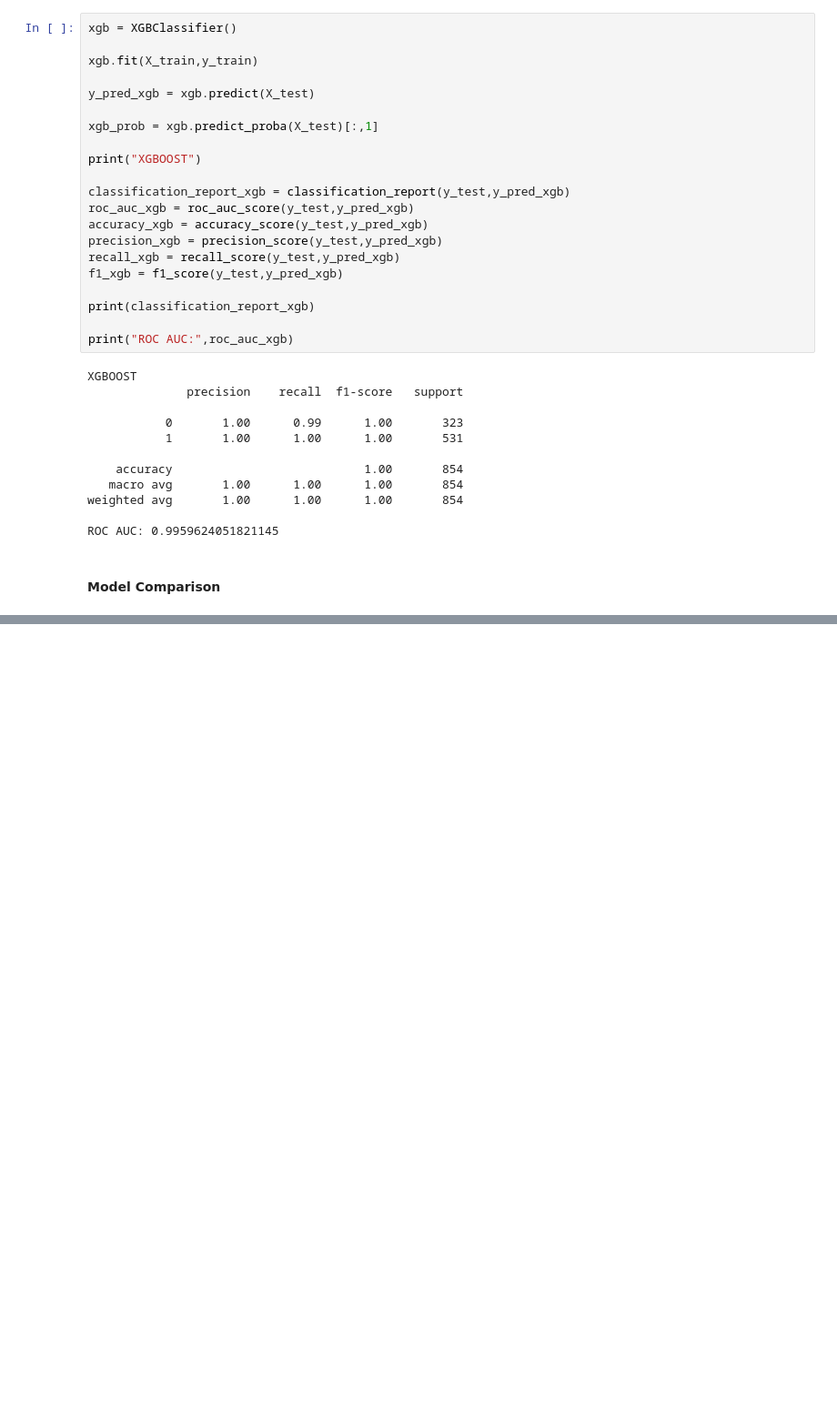
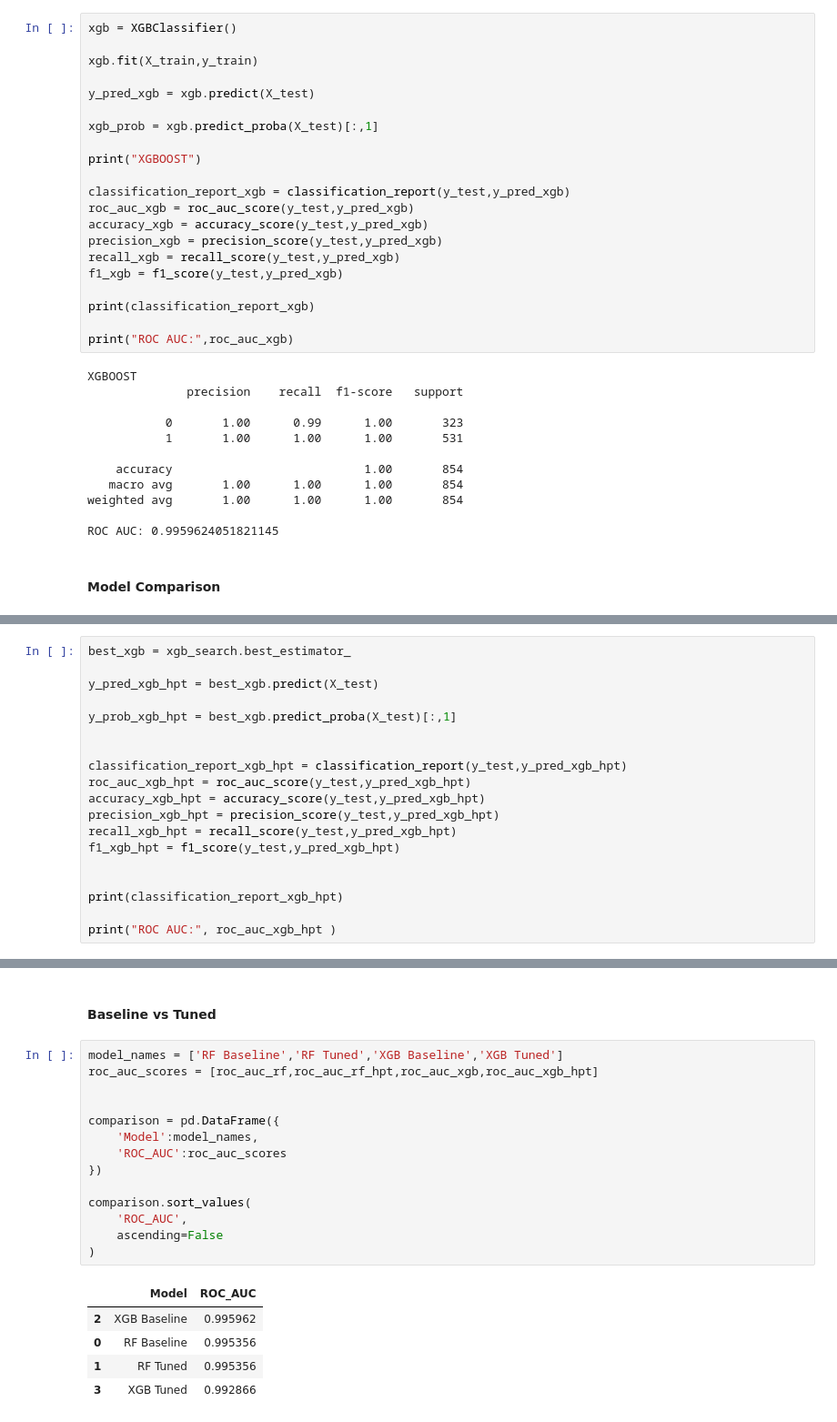
Before and after one commit to AnuragS73/2-Stage-Loan-Approval-System, a Jupyter notebook: notebook/loan_status_prediction_classification.ipynb, the cells around one changed output, grey strips where cells are left out. Shown at 91% size. Cells and saved outputs as stored; diff of their text form; blank space fills up the shorter version.

```diff
--- a/notebook/loan_status_prediction_classification.ipynb
+++ b/notebook/loan_status_prediction_classification.ipynb
@@ -218,0 +349,19 @@ results.sort_values('ROC_AUC',ascending=False)
+# %%
+best_xgb = xgb_search.best_estimator_
+
+y_pred_xgb_hpt = best_xgb.predict(X_test)
+
+y_prob_xgb_hpt = best_xgb.predict_proba(X_test)[:,1]
+
+
+classification_report_xgb_hpt = classification_report(y_test,y_pred_xgb_hpt)
+roc_auc_xgb_hpt = roc_auc_score(y_test,y_pred_xgb_hpt)
+accuracy_xgb_hpt = accuracy_score(y_test,y_pred_xgb_hpt)
+precision_xgb_hpt = precision_score(y_test,y_pred_xgb_hpt)
+recall_xgb_hpt = recall_score(y_test,y_pred_xgb_hpt)
+f1_xgb_hpt = f1_score(y_test,y_pred_xgb_hpt)
+
+
+print(classification_report_xgb_hpt)
+
+print("ROC AUC:", roc_auc_xgb_hpt )
@@ -218,0 +379,22 @@ results.sort_values('ROC_AUC',ascending=False)
+# %% [markdown]
+#### Baseline vs Tuned
+# %%
+model_names = ['RF Baseline','RF Tuned','XGB Baseline','XGB Tuned']
+roc_auc_scores = [roc_auc_rf,roc_auc_rf_hpt,roc_auc_xgb,roc_auc_xgb_hpt]
+
+
+comparison = pd.DataFrame({
+    'Model':model_names,
+    'ROC_AUC':roc_auc_scores
+})
+
+comparison.sort_values(
+    'ROC_AUC',
+    ascending=False
+)
+# %% [output]
+|  | Model | ROC_AUC |
+| 2 | XGB Baseline | 0.995962 |
+| 0 | RF Baseline | 0.995356 |
+| 1 | RF Tuned | 0.995356 |
+| 3 | XGB Tuned | 0.992866 |
```
Also changed, not shown: parts of 24 cells of this notebook, 1 other file.
